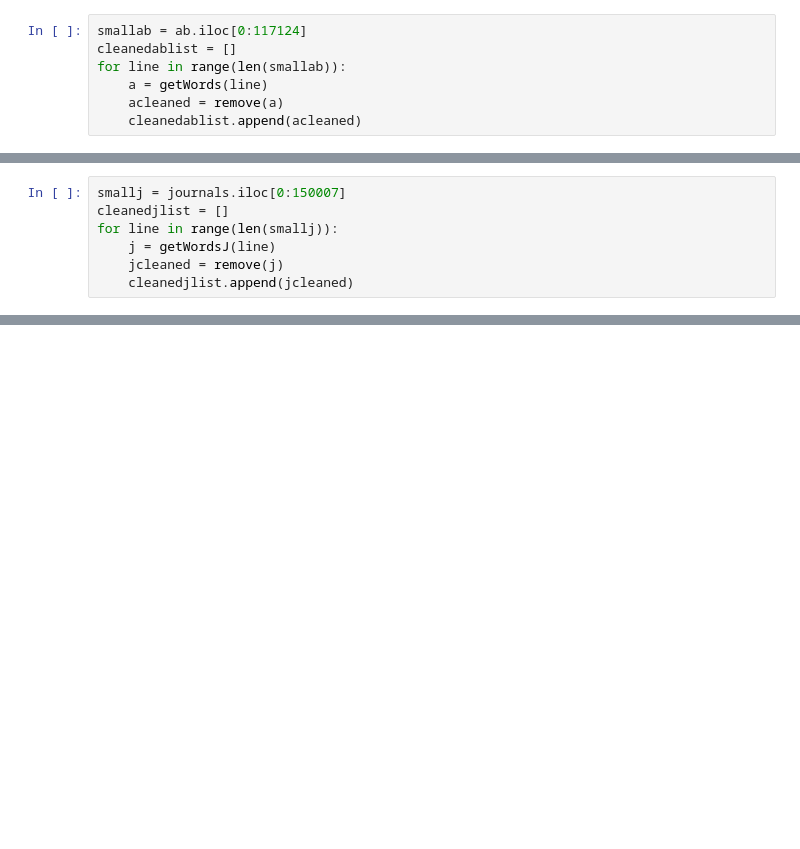
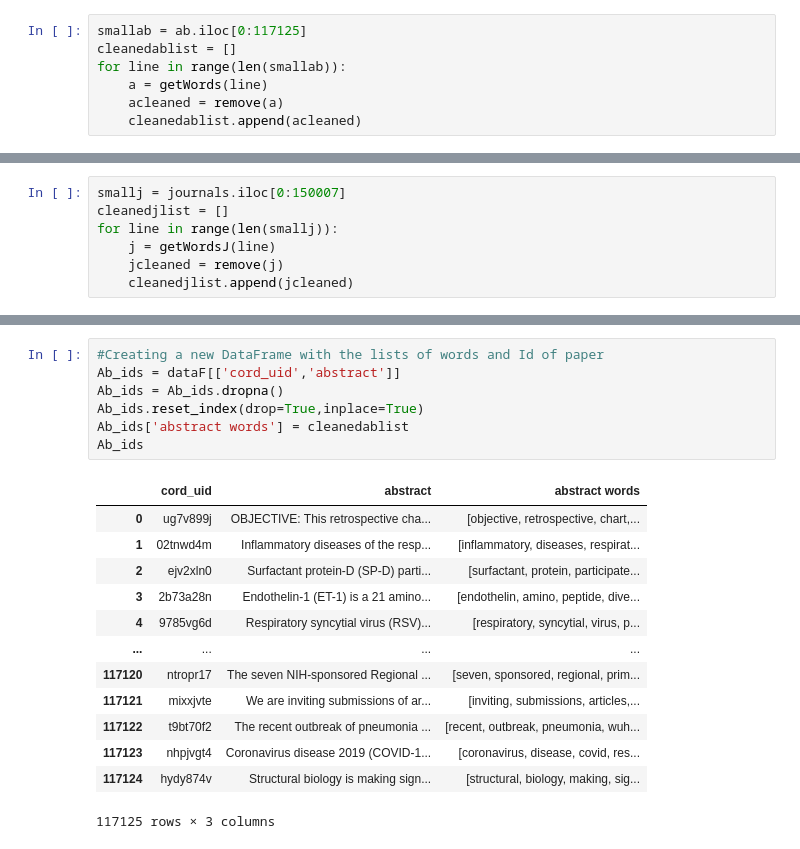
Before and after one commit to mattnw1/CHOC_COVID19_MI3, a Jupyter notebook: MacLean_CORD19.ipynb, the cells around one changed output, grey strips where cells are left out. Drawn from its saved outputs; the diff is of its cells as text; blank space fills up the shorter version.

```diff
--- a/MacLean_CORD19.ipynb
+++ b/MacLean_CORD19.ipynb
@@ -208,5 +157,5 @@ def createCount(List):
 # %%
-smallab = ab.iloc[0:117124]
+smallab = ab.iloc[0:117125]
 cleanedablist = []
 for line in range(len(smallab)):
     a = getWords(line)
@@ -367,0 +211,21 @@ plt.show()
+# %%
+#Creating a new DataFrame with the lists of words and Id of paper
+Ab_ids = dataF[['cord_uid','abstract']]
+Ab_ids = Ab_ids.dropna()
+Ab_ids.reset_index(drop=True,inplace=True)
+Ab_ids['abstract words'] = cleanedablist
+Ab_ids
+# %% [output]
+|  | cord_uid | abstract | abstract words |
+| 0 | ug7v899j | OBJECTIVE: This retrospective cha... | [objective, retrospective, chart,... |
+| 1 | 02tnwd4m | Inflammatory diseases of the resp... | [inflammatory, diseases, respirat... |
+| 2 | ejv2xln0 | Surfactant protein-D (SP-D) parti... | [surfactant, protein, participate... |
+| 3 | 2b73a28n | Endothelin-1 (ET-1) is a 21 amino... | [endothelin, amino, peptide, dive... |
+| 4 | 9785vg6d | Respiratory syncytial virus (RSV)... | [respiratory, syncytial, virus, p... |
+| ... | ... | ... | ... |
+| 117120 | ntropr17 | The seven NIH‐sponsored Regional ... | [seven, sponsored, regional, prim... |
+| 117121 | mixxjvte | We are inviting submissions of ar... | [inviting, submissions, articles,... |
+| 117122 | t9bt70f2 | The recent outbreak of pneumonia ... | [recent, outbreak, pneumonia, wuh... |
+| 117123 | nhpjvgt4 | Coronavirus disease 2019 (COVID‐1... | [coronavirus, disease, covid, res... |
+| 117124 | hydy874v | Structural biology is making sign... | [structural, biology, making, sig... |
+117125 rows × 3 columns
```
Also changed, not shown: parts of 44 cells of this notebook.
